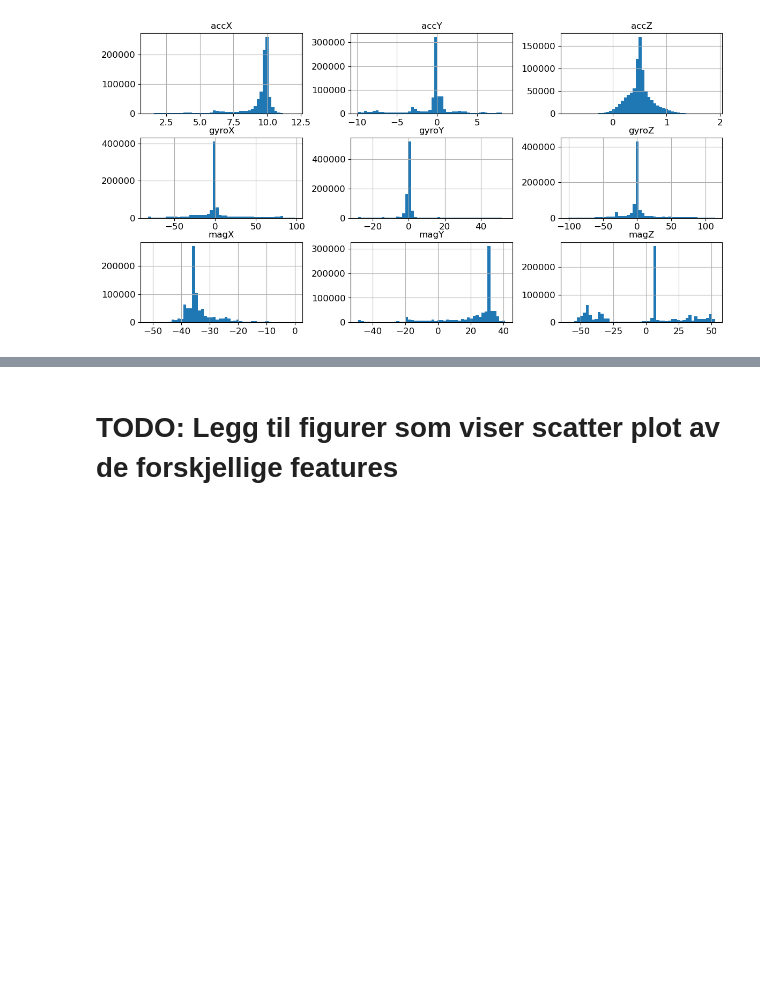
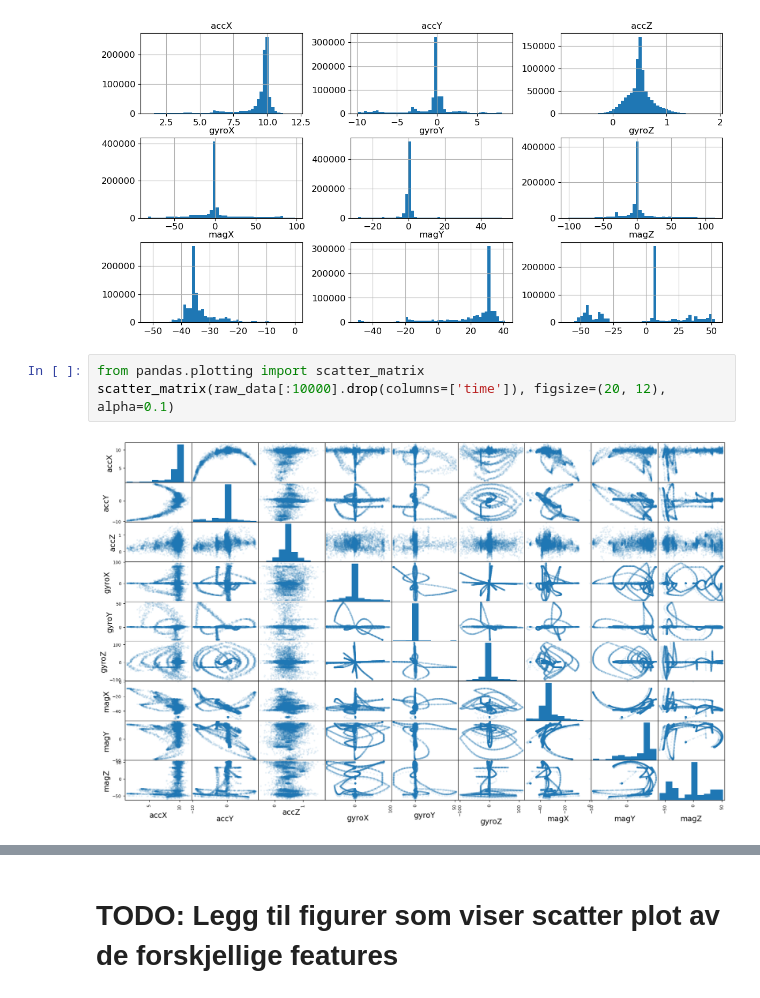
Before and after one commit to Hakonimatata/MachineLearningV2, a Jupyter notebook: Assignment_2/A2_Submission.ipynb, the cells around one changed output, grey strips where cells are left out. Cells and saved outputs as stored; diff of their text form; blank space fills up the shorter version.

```diff
--- a/Assignment_2/A2_Submission.ipynb
+++ b/Assignment_2/A2_Submission.ipynb
@@ -305,4 +305,9 @@ raw_data.drop(columns=['time']).hist(bins=50, figsize=(14,7))
 plt.show()
 # %% [output]
 [figure]
+# %%
+from pandas.plotting import scatter_matrix
+scatter_matrix(raw_data[:10000].drop(columns=['time']), figsize=(20, 12), alpha=0.1)
+# %% [output]
+[figure, added]
 # %%
```
Also changed, not shown: parts of 7 cells of this notebook.
